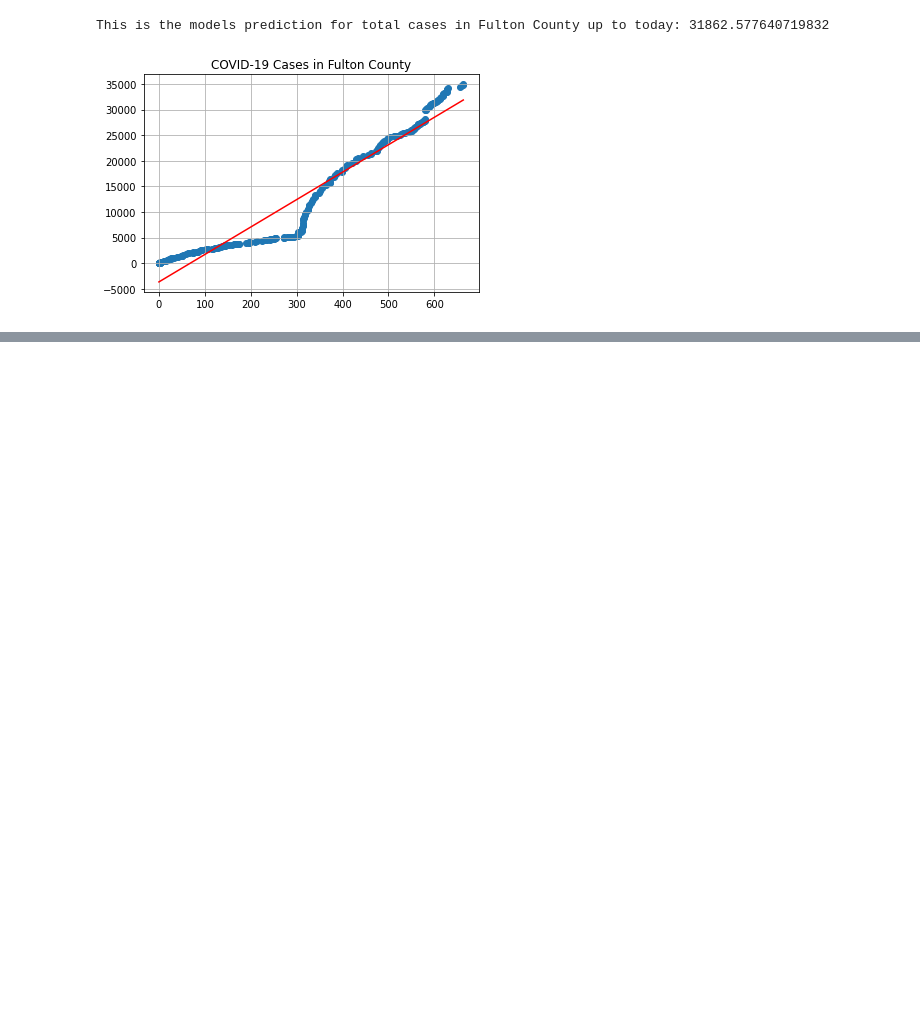
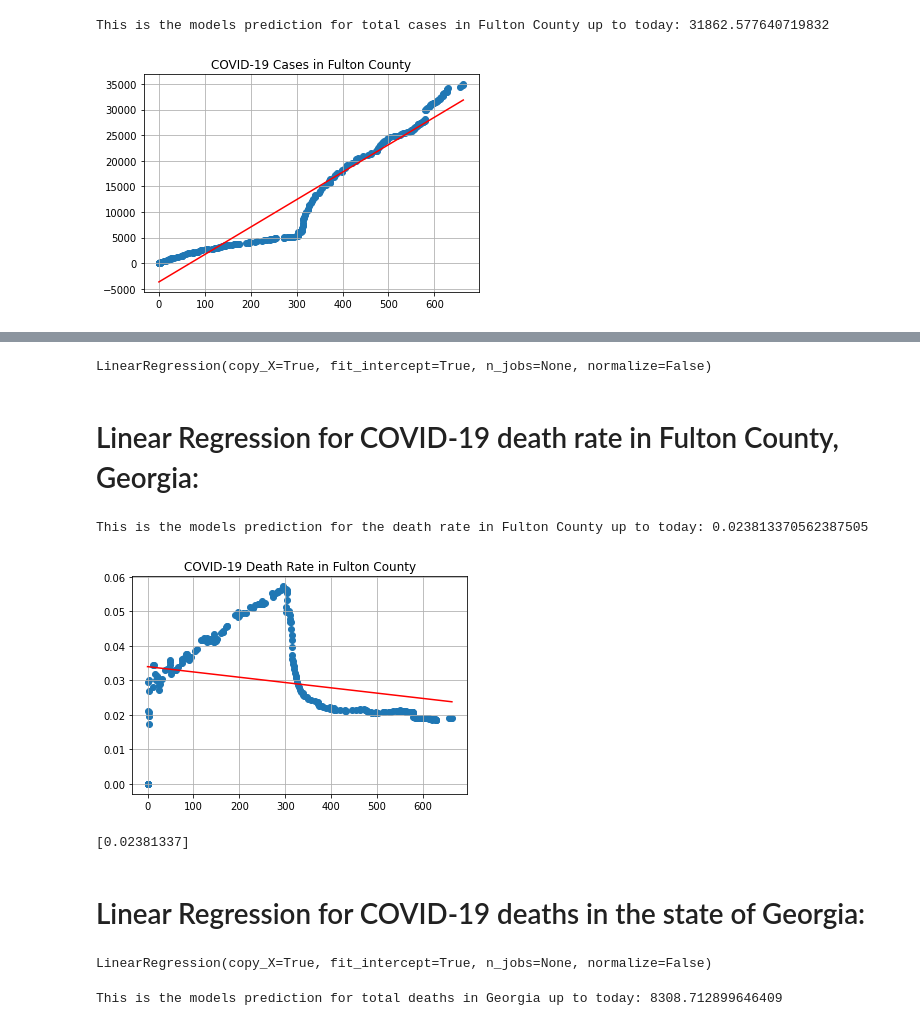
Before and after one commit to hectorsantiago5/SC20_covid_projection, a Jupyter notebook: covid_projection.ipynb, the cells around one changed output, grey strips where cells are left out. Saved outputs shown, nothing was run; the diff lists cells and outputs as text; code cells hidden in the pictures; blank space fills up the shorter version.

```diff
--- a/covid_projection.ipynb
+++ b/covid_projection.ipynb
@@ -226,0 +220,30 @@ plt.show()
+# %%
+linreg2 = LinearRegression()
+# %%
+x2 = x2.reshape(-1,1)
+# %%
+linreg2.fit(x2,y2)
+# %% [output]
+LinearRegression(copy_X=True, fit_intercept=True, n_jobs=None, normalize=False)
+# %% [markdown]
+# Linear Regression for COVID-19 death rate in Fulton County, Georgia:
+# %%
+y_pred2 = linreg2.predict(x2)
+print('This is the models prediction for the death rate in Fulton County up to today: ' + str(y_pred2[-1]))
+# %% [output]
+This is the models prediction for the death rate in Fulton County up to today: 0.023813370562387505
+# %%
+plt.scatter(x2,y2)
+plt.title('COVID-19 Death Rate in Fulton County')
+plt.grid()
+plt.plot(x2,y_pred2, color='red')
+plt.show()
+# %% [output]
+[figure, added]
+# %%
+equation2 = (linreg2.intercept_ + linreg2.coef_*(x2))
+print(equation2[-1])
+# %% [output]
+[0.02381337]
+# %% [markdown]
+# Linear Regression for COVID-19 deaths in the state of Georgia:
@@ -226,0 +257,9 @@ plt.show()
+# %%
+linreg3.fit(x3,y3)
+# %% [output]
+LinearRegression(copy_X=True, fit_intercept=True, n_jobs=None, normalize=False)
+# %%
+y_pred3 = linreg3.predict(x3)
+print('This is the models prediction for total deaths in Georgia up to today: ' + str(y_pred3[-1]))
+# %% [output]
+This is the models prediction for total deaths in Georgia up to today: 8308.712899646409
```
Also changed, not shown: parts of 35 cells of this notebook, 1 other file.
